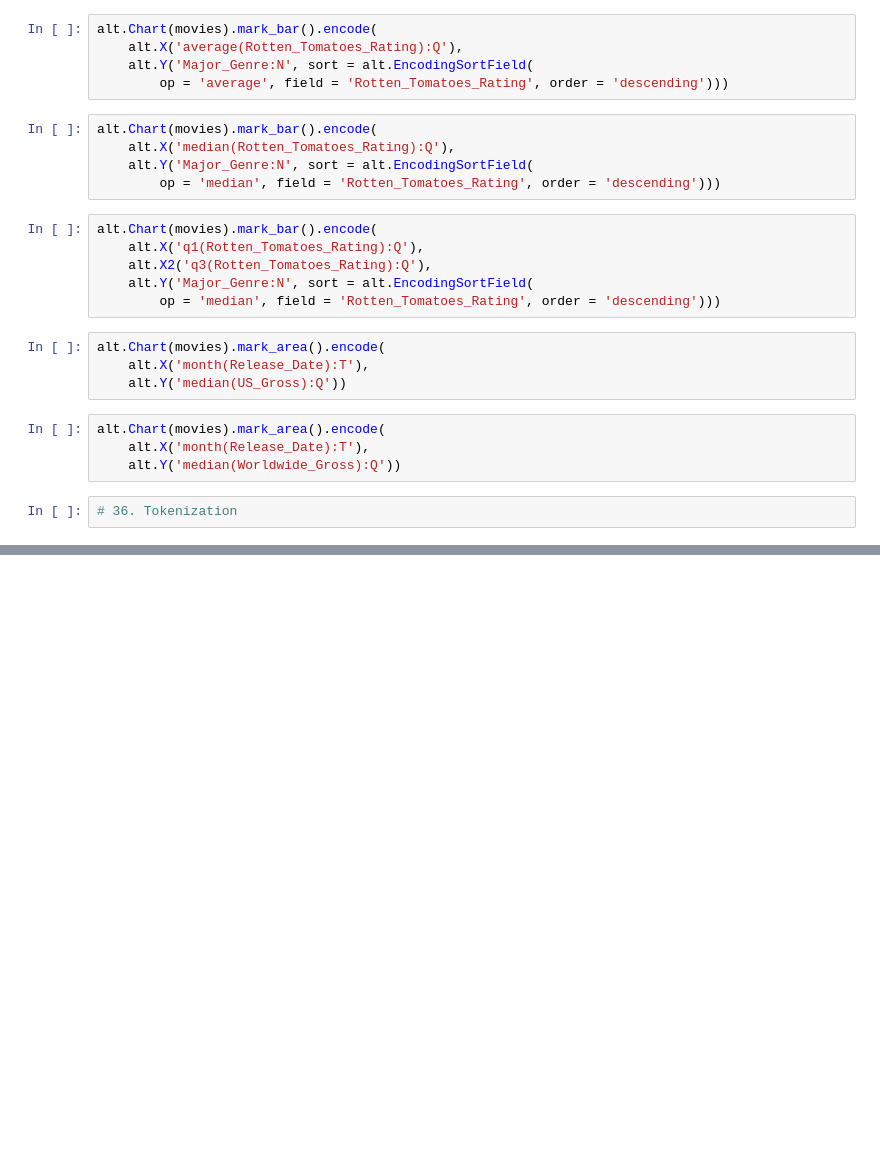
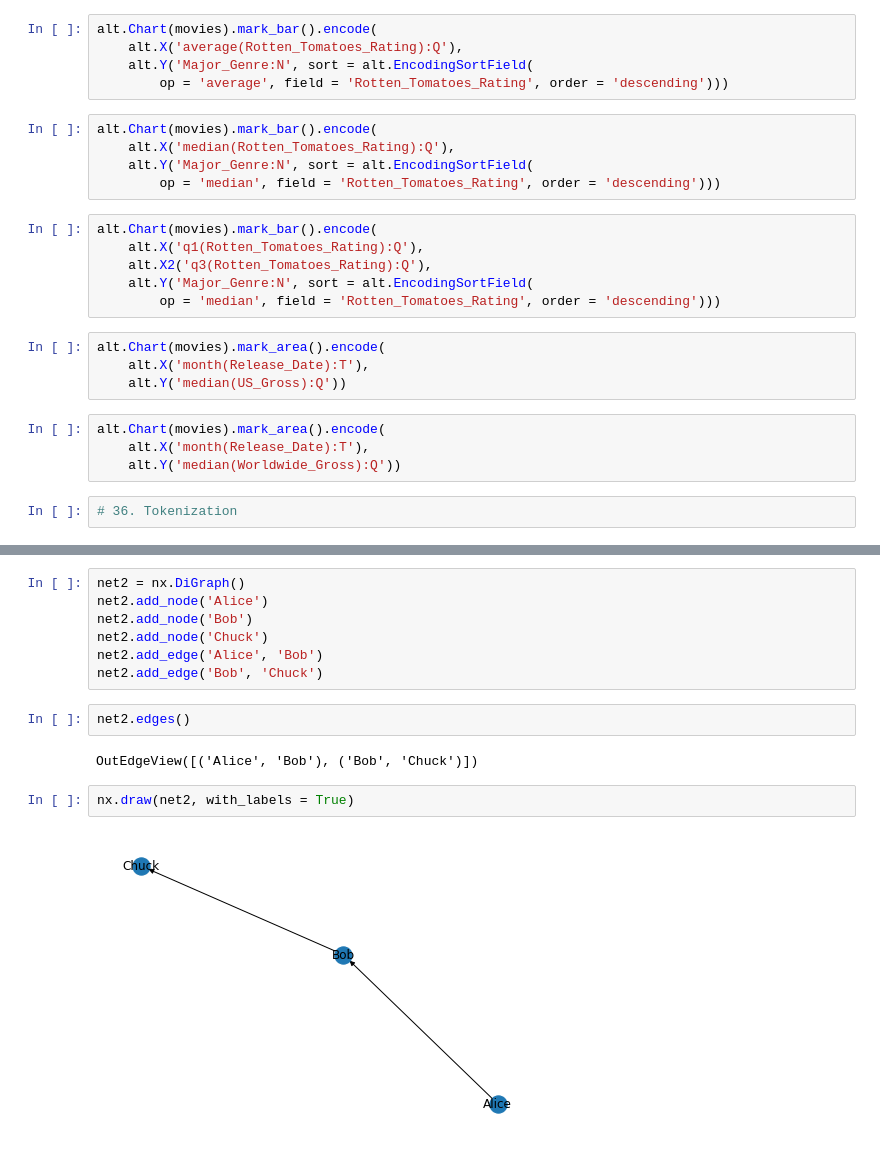
Before and after one commit to spencerkelly25/Python-Practice, a Jupyter notebook: Python Refresh pt 2.ipynb, the cells around one changed output, grey strips where cells are left out. Cells and saved outputs as stored; diff of their text form; blank space fills up the shorter version.

```diff
--- a/Python Refresh pt 2.ipynb
+++ b/Python Refresh pt 2.ipynb
@@ -409,0 +654,15 @@ alt.Chart(movies).mark_area().encode(
+# %%
+net2 = nx.DiGraph()
+net2.add_node('Alice')
+net2.add_node('Bob')
+net2.add_node('Chuck')
+net2.add_edge('Alice', 'Bob')
+net2.add_edge('Bob', 'Chuck')
+# %%
+net2.edges()
+# %% [output]
+OutEdgeView([('Alice', 'Bob'), ('Bob', 'Chuck')])
+# %%
+nx.draw(net2, with_labels = True)
+# %% [output]
+[figure, added]
```
Also changed, not shown: parts of 59 cells of this notebook.
